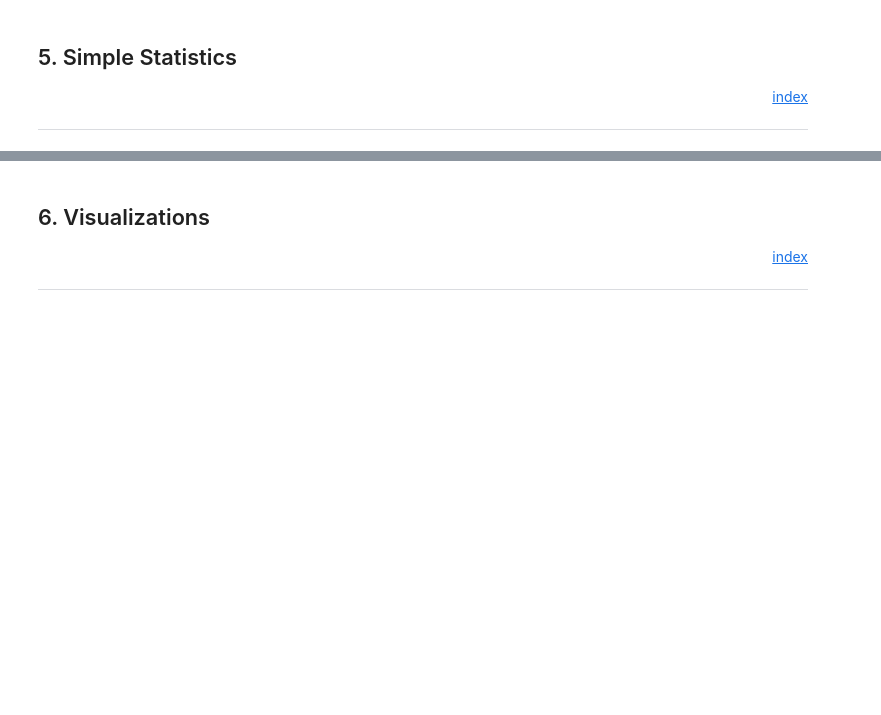
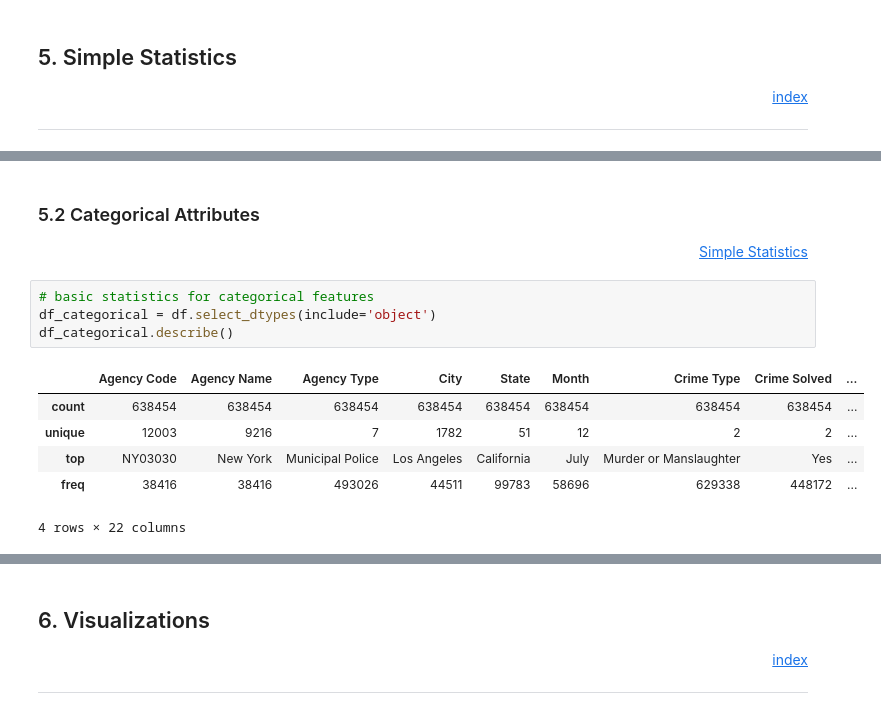
Before and after one commit to pretttyvo/ML1-Visualization-and-Data-Preprocessing, a Jupyter notebook: Lab 1/Jupyter Notebooks/Final Submission.ipynb, the cells around one changed output, grey strips where cells are left out. Drawn from its saved outputs; the diff is of its cells as text; blank space fills up the shorter version.

```diff
--- a/Lab 1/Jupyter Notebooks/Final Submission.ipynb
+++ b/Lab 1/Jupyter Notebooks/Final Submission.ipynb
@@ -247,0 +260,14 @@ df['Crime Solved']=df['Crime Solved'].replace(to_replace='Yes',value=1)
+# %% [markdown]
+### 5.2 Categorical Attributes <a id=categorical-attributes></a>
+<div style="text-align: right"> <a href="#simple-statistics">Simple Statistics</a> </div>
+# %%
+# basic statistics for categorical features
+df_categorical = df.select_dtypes(include='object')
+df_categorical.describe()
+# %% [output]
+|  | Agency Code | Agency Name | Agency Type | City | State | Month | Crime Type | Crime Solved | ... |
+| count | 638454 | 638454 | 638454 | 638454 | 638454 | 638454 | 638454 | 638454 | ... |
+| unique | 12003 | 9216 | 7 | 1782 | 51 | 12 | 2 | 2 | ... |
+| top | NY03030 | New York | Municipal Police | Los Angeles | California | July | Murder or Manslaughter | Yes | ... |
+| freq | 38416 | 38416 | 493026 | 44511 | 99783 | 58696 | 629338 | 448172 | ... |
+4 rows × 22 columns
```
Also changed, not shown: parts of 5 cells of this notebook.
